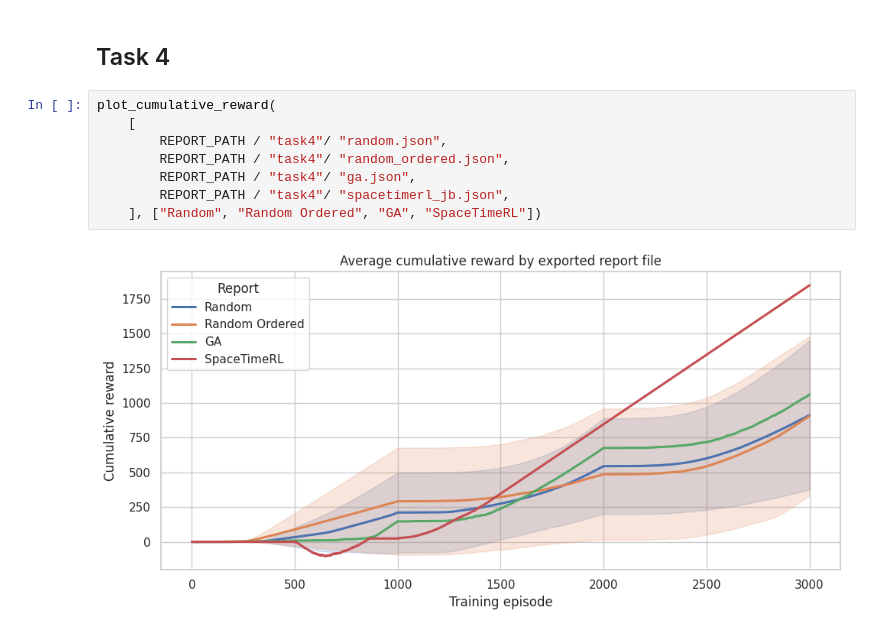
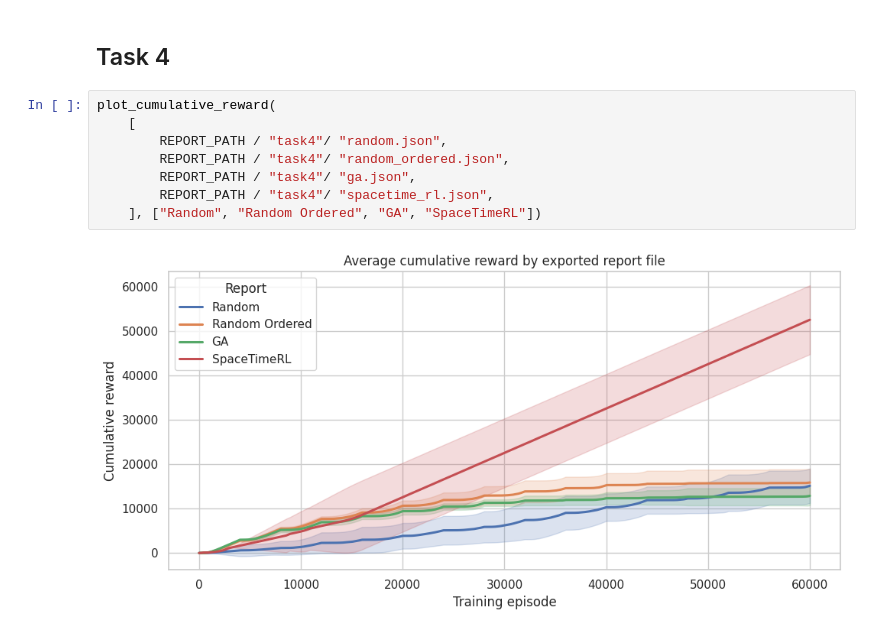
Before and after one commit to jbdoderlein/RLEditor, a Jupyter notebook: training_report_cumulative_reward.ipynb, the cells around one changed output. Saved outputs shown, nothing was run; the diff lists cells and outputs as text.

```diff
--- a/training_report_cumulative_reward.ipynb
+++ b/training_report_cumulative_reward.ipynb
@@ -101,10 +197,10 @@ plot_cumulative_reward(
 # %%
 plot_cumulative_reward(
     [
         REPORT_PATH / "task4"/ "random.json",
         REPORT_PATH / "task4"/ "random_ordered.json",
         REPORT_PATH / "task4"/ "ga.json",
-        REPORT_PATH / "task4"/ "spacetimerl_jb.json",
+        REPORT_PATH / "task4"/ "spacetime_rl.json",
     ], ["Random", "Random Ordered", "GA", "SpaceTimeRL"])
 # %% [output]
-[figure, old version]
+[figure, new version]
```
Also changed, not shown: parts of 8 cells of this notebook, 22 other files.
